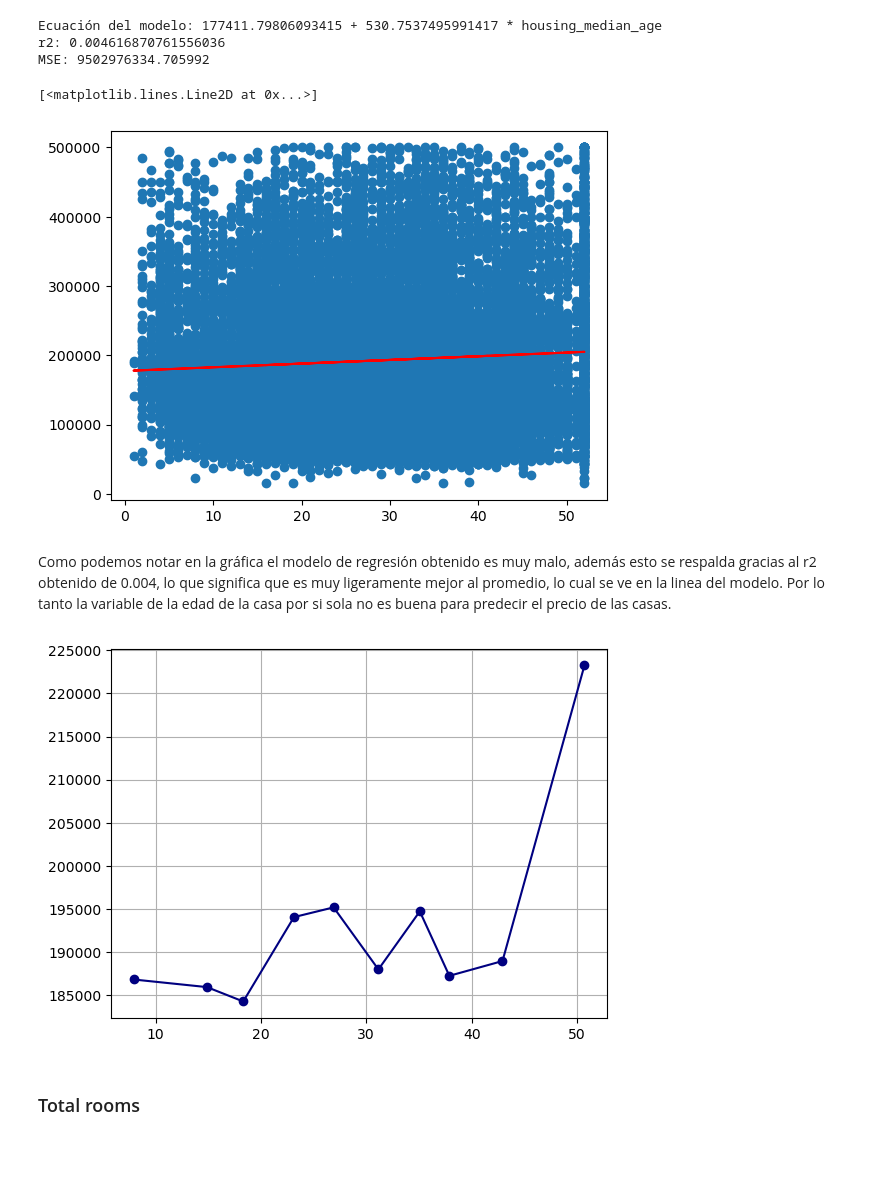
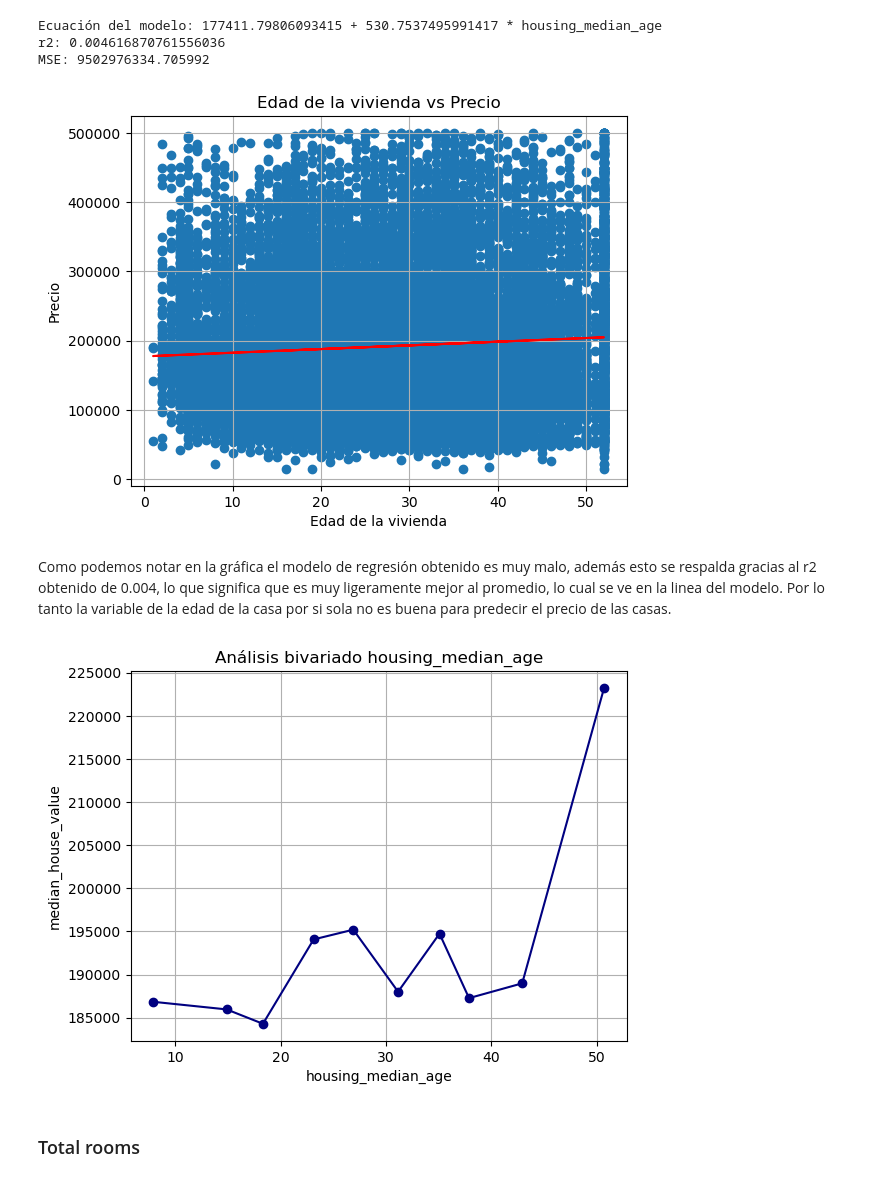
Before and after one commit to LuisMB09/lab_aprendizaje_estadistico, a Jupyter notebook: Tarea_1.ipynb, the cells around one changed output. Cells and saved outputs as stored; diff of their text form; code cells hidden in the pictures; blank space fills up the shorter version.

```diff
--- a/Tarea_1.ipynb
+++ b/Tarea_1.ipynb
@@ -76,18 +76,24 @@ MSE: 9502976334.705992
 # %%
 plt.scatter(df['housing_median_age'], df['median_house_value'])
 plt.plot(X, model.predict(X), color='red')
+plt.title('Edad de la vivienda vs Precio')
+plt.xlabel('Edad de la vivienda')
+plt.ylabel('Precio')
+plt.grid();
 # %% [output]
-[<matplotlib.lines.Line2D at 0x...>]
-[figure, old version]
+[figure, new version]
 # %% [markdown]
 Como podemos notar en la gráfica el modelo de regresión obtenido es muy malo, además esto se respalda gracias al r2 obtenido de 0.004, lo que significa que es muy ligeramente mejor al promedio, lo cual se ve en la linea del modelo. Por lo tanto la variable de la edad de la casa por si sola no es buena para predecir el precio de las casas.
 # %%
 df['housing_median_age_bin'] = pd.qcut(df['housing_median_age'], 10, labels=False) + 1
 grouped_median_age = df.groupby('housing_median_age_bin').mean()
 plt.plot(grouped_median_age.housing_median_age, grouped_median_age.median_house_value, marker = 'o', c = 'navy')
+plt.title('Análisis bivariado housing_median_age')
+plt.xlabel('housing_median_age')
+plt.ylabel('median_house_value')
 plt.grid();
 # %% [output]
-[figure, old version]
+[figure, new version]
 # %% [markdown]
 ### Total rooms
 # %%
```
Also changed, not shown: parts of 10 cells of this notebook.
